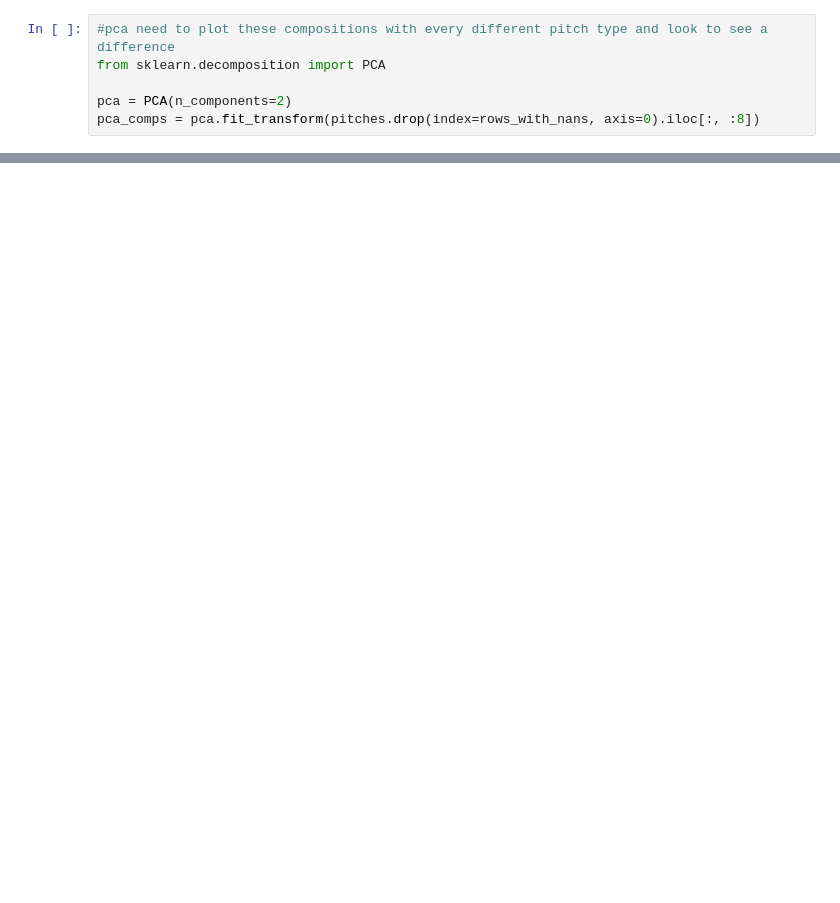
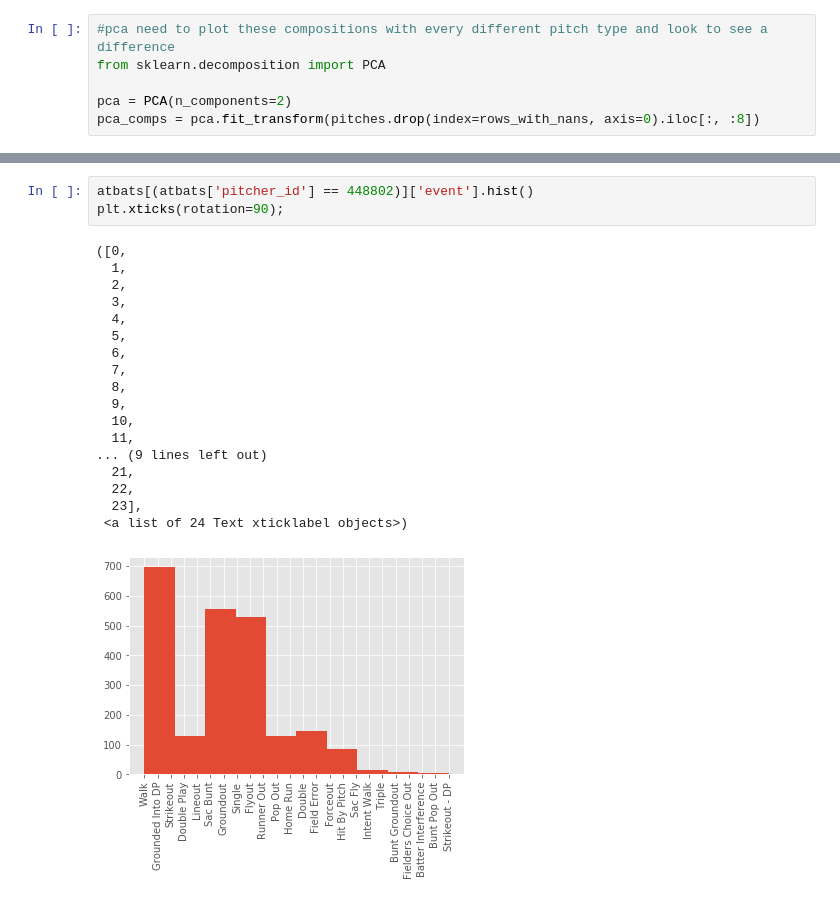
Before and after one commit to morganabbitt/MLB-Pitches, a Jupyter notebook: Notebooks/read_data.ipynb, the cells around one changed output, grey strips where cells are left out. Drawn from its saved outputs; the diff is of its cells as text; blank space fills up the shorter version.

```diff
--- a/Notebooks/read_data.ipynb
+++ b/Notebooks/read_data.ipynb
@@ -115,0 +201,22 @@ dict_values(['Four-Seam Fastball', 'Slider', 'Two-Seam Fastball', 'Change-up', '
+# %%
+atbats[(atbats['pitcher_id'] == 448802)]['event'].hist()
+plt.xticks(rotation=90);
+# %% [output]
+([0,
+  1,
+  2,
+  3,
+  4,
+  5,
+  6,
+  7,
+  8,
+  9,
+  10,
+  11,
+... (9 lines left out)
+  21,
+  22,
+  23],
+ <a list of 24 Text xticklabel objects>)
+[figure, added]
```
Also changed, not shown: parts of 28 cells of this notebook.
